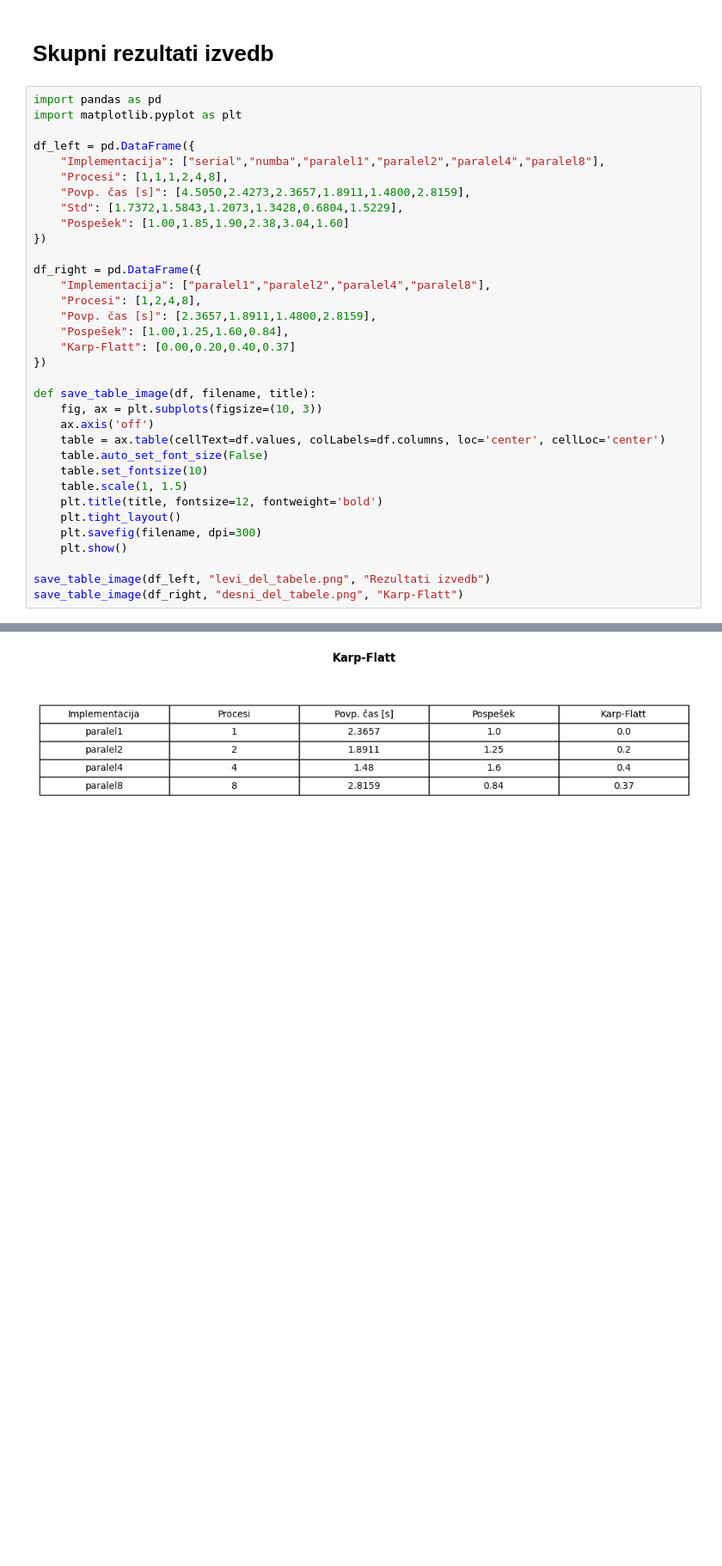
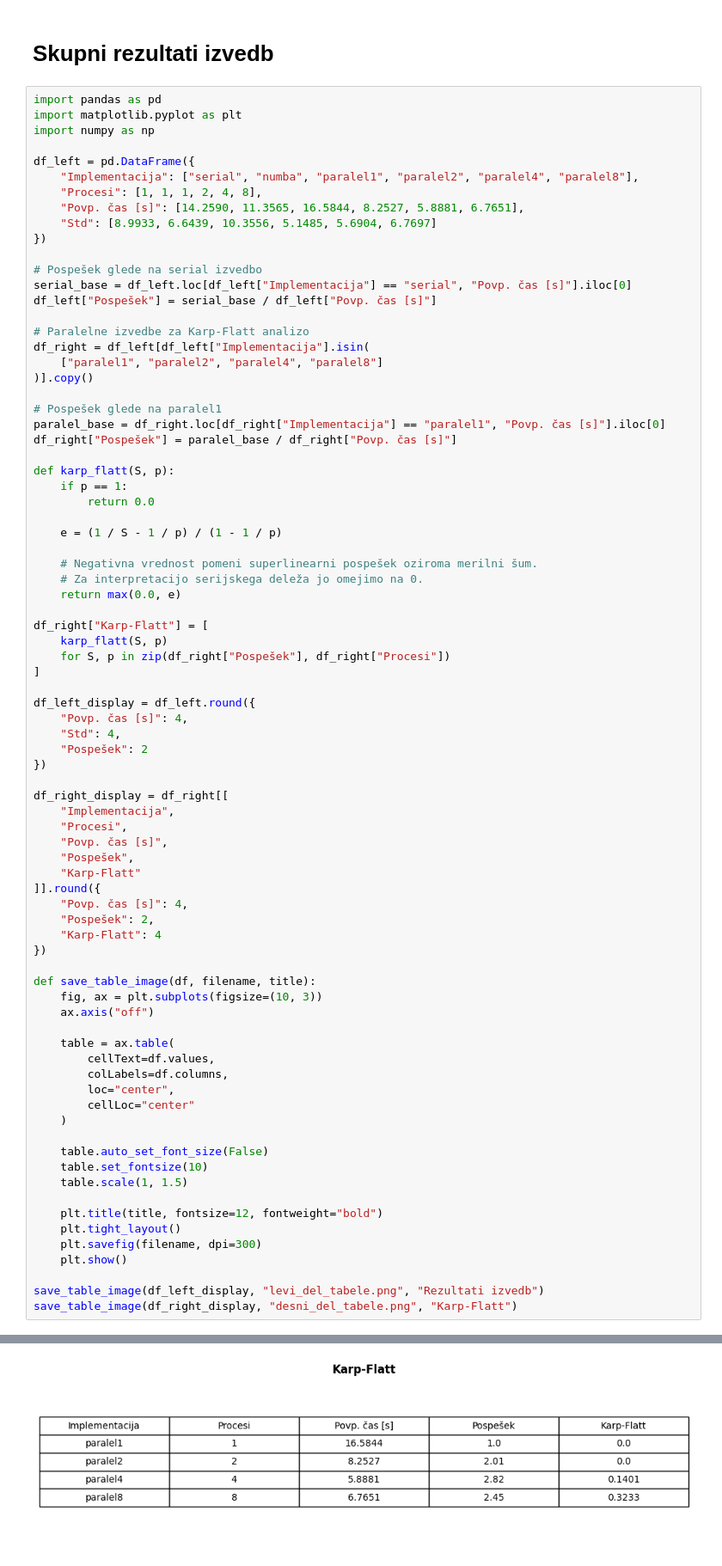
Before and after one commit to klaudija3/Visoko-zmogljivo-racunalnistvo---WebScraper, a Jupyter notebook: Main.ipynb, the cells around one changed output, grey strips where cells are left out. Shown at 86% size. Drawn from its saved outputs; the diff is of its cells as text; blank space fills up the shorter version.

```diff
--- a/Main.ipynb
+++ b/Main.ipynb
@@ -248,35 +271,81 @@ plt.show()
 # %%
 import pandas as pd
 import matplotlib.pyplot as plt
+import numpy as np
 
 df_left = pd.DataFrame({
-    "Implementacija": ["serial","numba","paralel1","paralel2","paralel4","paralel8"],
-    "Procesi": [1,1,1,2,4,8],
-    "Povp. čas [s]": [4.5050,2.4273,2.3657,1.8911,1.4800,2.8159],
-    "Std": [1.7372,1.5843,1.2073,1.3428,0.6804,1.5229],
-    "Pospešek": [1.00,1.85,1.90,2.38,3.04,1.60]
+    "Implementacija": ["serial", "numba", "paralel1", "paralel2", "paralel4", "paralel8"],
+    "Procesi": [1, 1, 1, 2, 4, 8],
+    "Povp. čas [s]": [14.2590, 11.3565, 16.5844, 8.2527, 5.8881, 6.7651],
+    "Std": [8.9933, 6.6439, 10.3556, 5.1485, 5.6904, 6.7697]
 })
 
-df_right = pd.DataFrame({
-    "Implementacija": ["paralel1","paralel2","paralel4","paralel8"],
-    "Procesi": [1,2,4,8],
-    "Povp. čas [s]": [2.3657,1.8911,1.4800,2.8159],
-    "Pospešek": [1.00,1.25,1.60,0.84],
-    "Karp-Flatt": [0.00,0.20,0.40,0.37]
+# Pospešek glede na serial izvedbo
+serial_base = df_left.loc[df_left["Implementacija"] == "serial", "Povp. čas [s]"].iloc[0]
+df_left["Pospešek"] = serial_base / df_left["Povp. čas [s]"]
+
+# Paralelne izvedbe za Karp-Flatt analizo
+df_right = df_left[df_left["Implementacija"].isin(
+    ["paralel1", "paralel2", "paralel4", "paralel8"]
+)].copy()
+
+# Pospešek glede na paralel1
+paralel_base = df_right.loc[df_right["Implementacija"] == "paralel1", "Povp. čas [s]"].iloc[0]
+df_right["Pospešek"] = paralel_base / df_right["Povp. čas [s]"]
+
+def karp_flatt(S, p):
+    if p == 1:
+        return 0.0
+
+    e = (1 / S - 1 / p) / (1 - 1 / p)
+
+    # Negativna vrednost pomeni superlinearni pospešek oziroma merilni šum.
+    # Za interpretacijo serijskega deleža jo omejimo na 0.
+    return max(0.0, e)
+
+df_right["Karp-Flatt"] = [
+    karp_flatt(S, p)
+    for S, p in zip(df_right["Pospešek"], df_right["Procesi"])
+]
+
+df_left_display = df_left.round({
+    "Povp. čas [s]": 4,
+    "Std": 4,
+    "Pospešek": 2
+})
+
+df_right_display = df_right[[
+    "Implementacija",
+    "Procesi",
+    "Povp. čas [s]",
+    "Pospešek",
+    "Karp-Flatt"
+]].round({
+    "Povp. čas [s]": 4,
+    "Pospešek": 2,
+    "Karp-Flatt": 4
 })
 
 def save_table_image(df, filename, title):
     fig, ax = plt.subplots(figsize=(10, 3))
-    ax.axis('off')
-    table = ax.table(cellText=df.values, colLabels=df.columns, loc='center', cellLoc='center')
+    ax.axis("off")
+
+    table = ax.table(
+        cellText=df.values,
+        colLabels=df.columns,
+        loc="center",
+        cellLoc="center"
+    )
+
     table.auto_set_font_size(False)
     table.set_fontsize(10)
     table.scale(1, 1.5)
-    plt.title(title, fontsize=12, fontweight='bold')
+
+    plt.title(title, fontsize=12, fontweight="bold")
     plt.tight_layout()
     plt.savefig(filename, dpi=300)
     plt.show()
 
-save_table_image(df_left, "levi_del_tabele.png", "Rezultati izvedb")
-save_table_image(df_right, "desni_del_tabele.png", "Karp-Flatt")
+save_table_image(df_left_display, "levi_del_tabele.png", "Rezultati izvedb")
+save_table_image(df_right_display, "desni_del_tabele.png", "Karp-Flatt")
 # %% [output]
@@ -284,4 +353,4 @@ save_table_image(df_right, "desni_del_tabele.png", "Karp-Flatt")
-[figure, old version]
+[figure, new version]
 # %%
 import matplotlib.pyplot as plt
 import numpy as np
```
Also changed, not shown: parts of 5 cells of this notebook, 3 other files.
